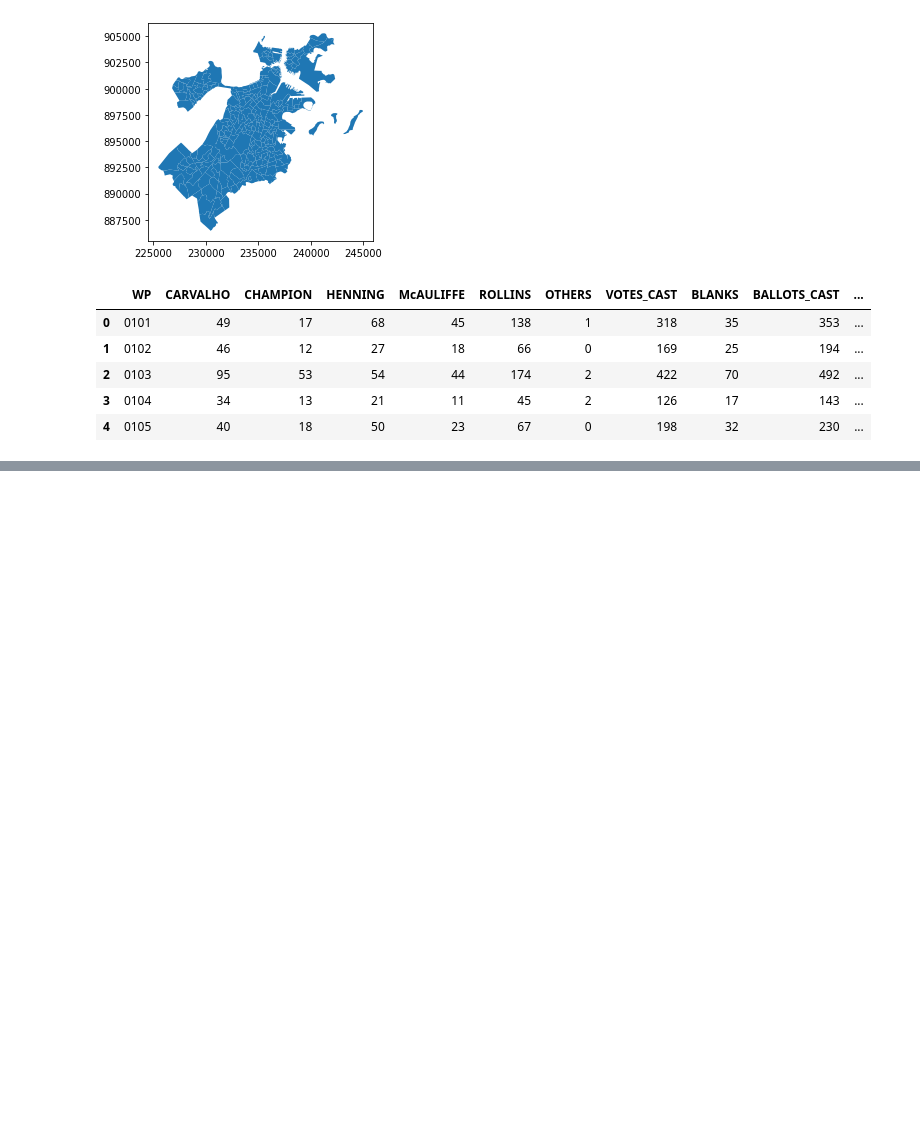
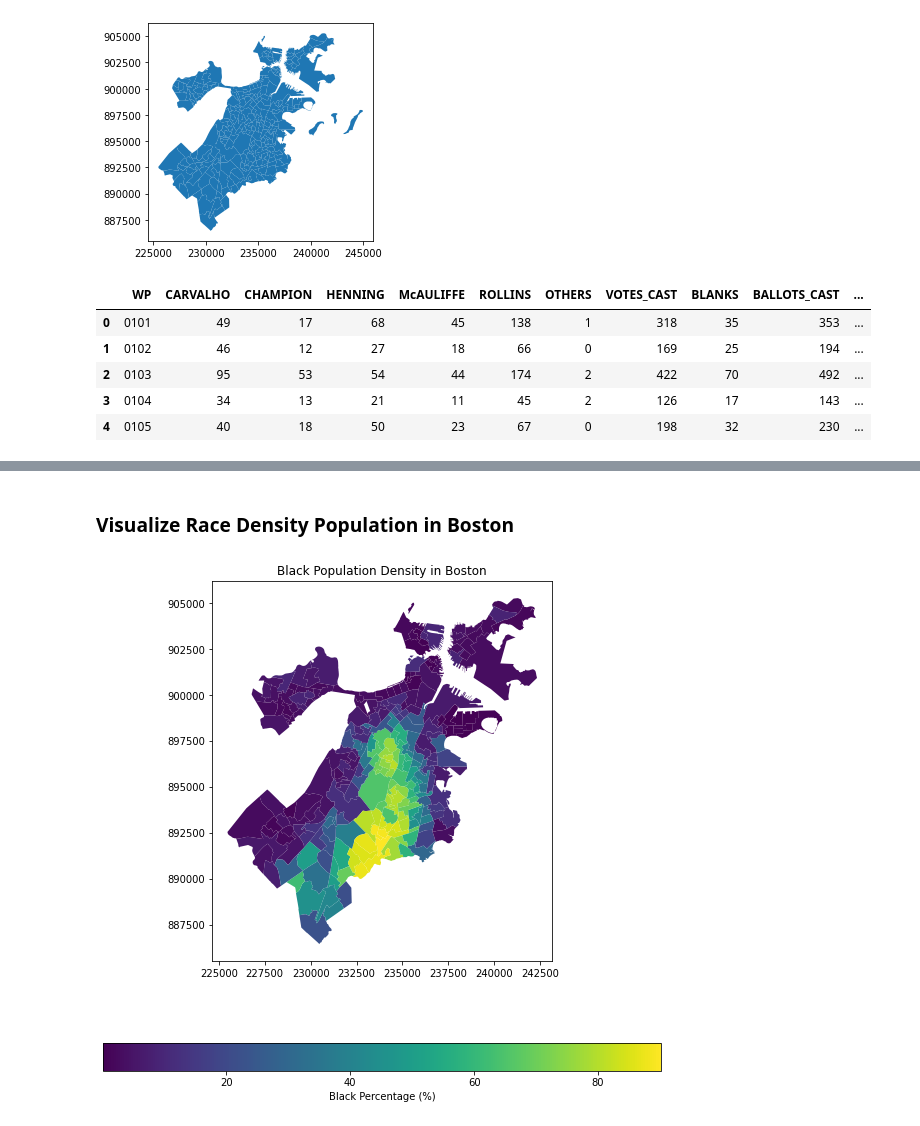
Before and after one commit to kimonazj/BayState_Banner_Project, a Jupyter notebook: DA/DA_deliverable2.ipynb, the cells around one changed output, grey strips where cells are left out. Cells and saved outputs as stored; diff of their text form; code cells hidden in the pictures; blank space fills up the shorter version.

Commit message:
Finish visualizing data on geopandas

```diff
--- a/DA/DA_deliverable2.ipynb
+++ b/DA/DA_deliverable2.ipynb
@@ -209,0 +230,2 @@ def replace_WP(row):
+# %%
+new_clean_df['WP'] = clean_df.apply(lambda row: replace_WP(str(row['WP'])), axis=1)
@@ -209,0 +241,7 @@ def replace_WP(row):
+# %%
+new_clean_df[['WARD', 'PRECINCT']] = new_clean_df.WP.str.split('-', expand=True,)
+# %%
+WP_split_df = new_clean_df.drop(columns=['WP'])
+WP_split_df.insert(0, 'PRECINCT', WP_split_df.pop('PRECINCT'))
+WP_split_df.insert(0, 'WARD', WP_split_df.pop('WARD'))
+WP_split_df.head()
@@ -209,0 +255,2 @@ def replace_WP(row):
+# %%
+WP_merged_geodf = pd.merge(BOSTON_geodf, WP_split_df,  how='left', left_on=['WARD','PRECINCT'], right_on = ['WARD','PRECINCT'])
@@ -209,0 +264,9 @@ def replace_WP(row):
+# %% [markdown]
+<h3> Visualize Race Density Population in Boston </h3>
+# %%
+fig, ax_black = plt.subplots(figsize=(10,10))
+WP_merged_geodf.plot(column='Black Percentage', ax=ax_black, legend=True, legend_kwds={'label': "Black Percentage (%)", 'orientation': "horizontal"})
+plt.title('Black Population Density in Boston')
+plt.show()
+# %% [output]
+[figure, added]
```
Also changed, not shown: parts of 20 cells of this notebook.
